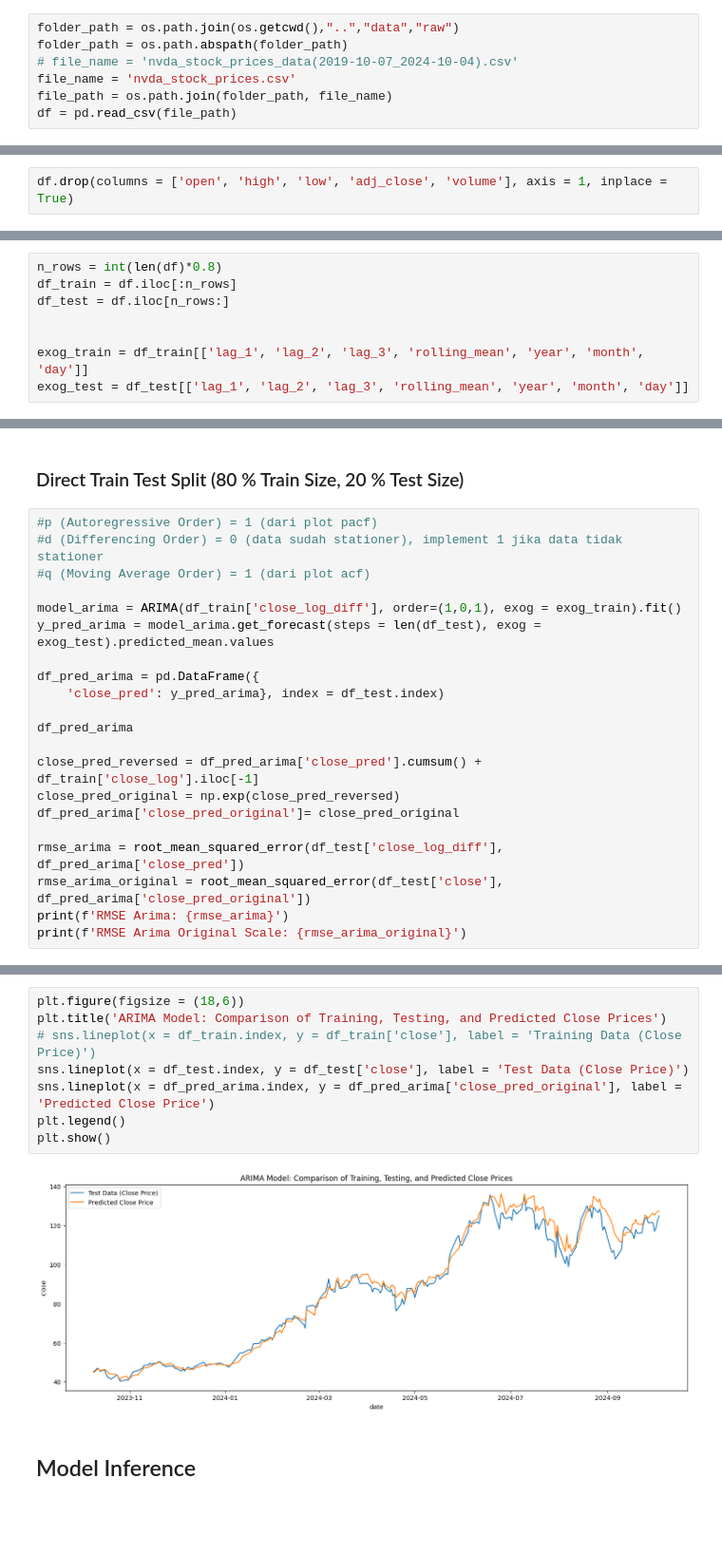
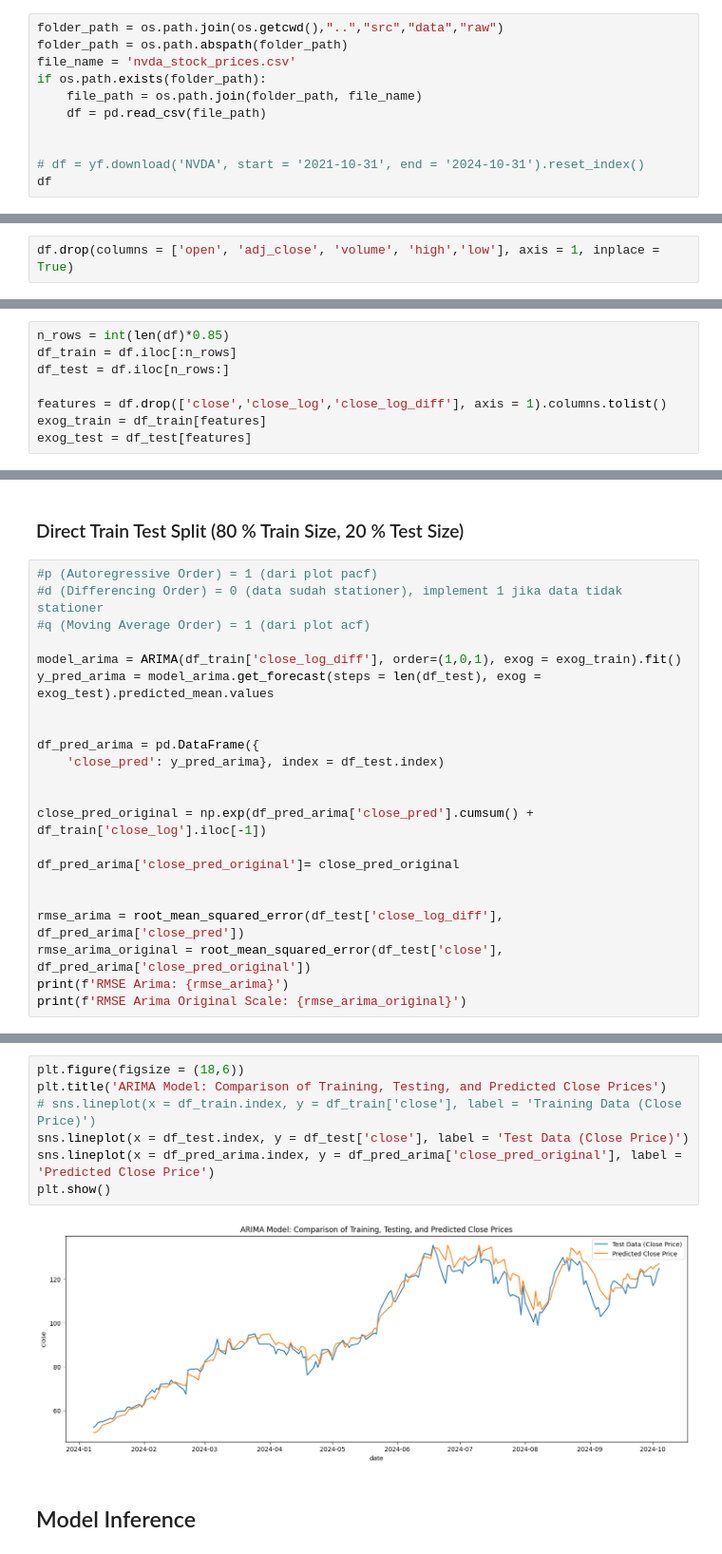
Before and after one commit to fadhilrezam/Time_Series_Forecasting_Stock_Market, a Jupyter notebook: notebooks/main.ipynb, the cells around one changed output, grey strips where cells are left out. Shown at 95% size. Drawn from its saved outputs; the diff is of its cells as text; blank space fills up the shorter version.

Commit message:
'update_folder_trees'

```diff
--- a/notebooks/main.ipynb
+++ b/notebooks/main.ipynb
@@ -53,9 +55,13 @@ warnings.filterwarnings("ignore")
 # %% [markdown]
 ## First Look at the Nvidia Dataset
 # %%
-folder_path = os.path.join(os.getcwd(),"..","data","raw")
+folder_path = os.path.join(os.getcwd(),"..","src","data","raw")
 folder_path = os.path.abspath(folder_path)
-# file_name = 'nvda_stock_prices_data(2019-10-07_2024-10-04).csv'
 file_name = 'nvda_stock_prices.csv'
-file_path = os.path.join(folder_path, file_name)
-df = pd.read_csv(file_path)
+if os.path.exists(folder_path):
+    file_path = os.path.join(folder_path, file_name)
+    df = pd.read_csv(file_path)
+
+
+# df = yf.download('NVDA', start = '2021-10-31', end = '2024-10-31').reset_index()
+df
@@ -144,7 +150,7 @@ number of rows where the values in 'Close' and 'Adj Close' are equal: 1258
 
 in this Project,I will only focus on Univariate Time Series Forecasting, where Close Price will be my main feaure to be predicted. So in the 1st preprocessing step, i will drop other features such as high, low, open, adj close and volume.
 # %%
-df.drop(columns = ['open', 'high', 'low', 'adj_close', 'volume'], axis = 1, inplace = True)
+df.drop(columns = ['open', 'adj_close', 'volume', 'high','low'], axis = 1, inplace = True)
 # %% [markdown]
 ### Close Price Data Distribution (NVIDIA Stock)
 # %%
@@ -318,8 +322,8 @@ df.set_index('date', inplace = True)
 # %%
-n_rows = int(len(df)*0.8)
+n_rows = int(len(df)*0.85)
 df_train = df.iloc[:n_rows]
 df_test = df.iloc[n_rows:]
 
-
-exog_train = df_train[['lag_1', 'lag_2', 'lag_3', 'rolling_mean', 'year', 'month', 'day']]
-exog_test = df_test[['lag_1', 'lag_2', 'lag_3', 'rolling_mean', 'year', 'month', 'day']]
+features = df.drop(['close','close_log','close_log_diff'], axis = 1).columns.tolist()
+exog_train = df_train[features]
+exog_test = df_test[features]
@@ -343,14 +349,15 @@ exog_test = df_test[['lag_1', 'lag_2', 'lag_3', 'rolling_mean', 'year', 'month',
 model_arima = ARIMA(df_train['close_log_diff'], order=(1,0,1), exog = exog_train).fit()
 y_pred_arima = model_arima.get_forecast(steps = len(df_test), exog = exog_test).predicted_mean.values
 
+
 df_pred_arima = pd.DataFrame({
     'close_pred': y_pred_arima}, index = df_test.index)
 
-df_pred_arima
 
-close_pred_reversed = df_pred_arima['close_pred'].cumsum() + df_train['close_log'].iloc[-1]
-close_pred_original = np.exp(close_pred_reversed)
+close_pred_original = np.exp(df_pred_arima['close_pred'].cumsum() + df_train['close_log'].iloc[-1])
+
 df_pred_arima['close_pred_original']= close_pred_original
+
 
 rmse_arima = root_mean_squared_error(df_test['close_log_diff'], df_pred_arima['close_pred'])
 rmse_arima_original = root_mean_squared_error(df_test['close'], df_pred_arima['close_pred_original'])
@@ -362,13 +369,12 @@ RMSE Arima Original Scale: 4.0870899107810414
 # %%
 plt.figure(figsize = (18,6))
 plt.title('ARIMA Model: Comparison of Training, Testing, and Predicted Close Prices')
 # sns.lineplot(x = df_train.index, y = df_train['close'], label = 'Training Data (Close Price)')
 sns.lineplot(x = df_test.index, y = df_test['close'], label = 'Test Data (Close Price)')
 sns.lineplot(x = df_pred_arima.index, y = df_pred_arima['close_pred_original'], label = 'Predicted Close Price')
-plt.legend()
 plt.show()
 # %% [output]
-[figure, old version]
+[figure, new version]
 # %% [markdown]
 ## Model Inference
 # %%
```
Also changed, not shown: parts of 21 cells of this notebook, 31 other files.
